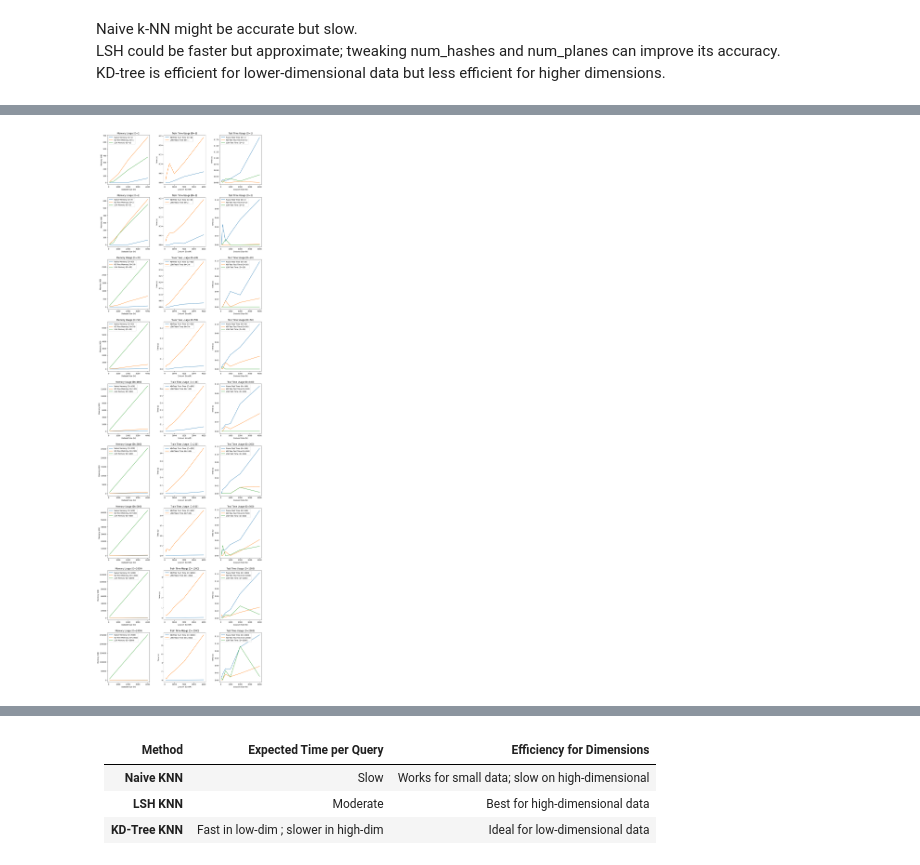
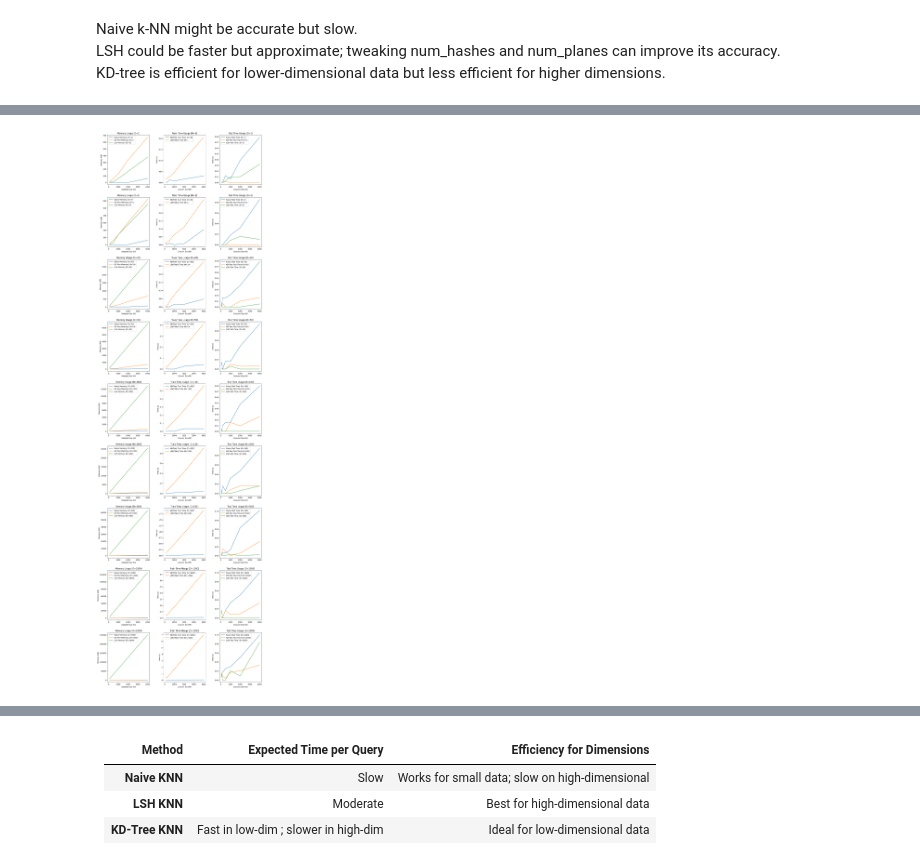
Before and after one commit to Naveen-Pal/ES335-Assignment-4, a Jupyter notebook: Q-2.ipynb, the cells around one changed output, grey strips where cells are left out. Saved outputs shown, nothing was run; the diff lists cells and outputs as text; code cells hidden in the pictures.

```diff
--- a/Q-2.ipynb
+++ b/Q-2.ipynb
@@ -168,7 +218,9 @@ class KDTree:
 # %%
 np.random.seed(2)
-data = np.random.rand(400, 2)
-y=[0]*400
-query = np.random.rand(2)  # Random query point
-k = 4  # Number of nearest neighbors
+N=100
+D=2
+data,y = make_blobs(n_samples=N,n_features=D,centers=5,random_state=42)
+# y=[0]*400
+query = np.random.rand(D)
+k = 3
 # %%
@@ -204,8 +256,6 @@ import numpy as np
 # %%
-data = make_blobs(n_samples=200,n_features=2,centers=7,random_state=42)
+data = make_blobs(n_samples=200,n_features=2,centers=20,random_state=42)
 x,y = data
-# x = x+np.random.normal(loc=0,scale=3,size=x.shape)
-# x[:5],y
 # %%
 plt.scatter(x[:,0],x[:,1],c=y)
 plt.grid(linestyle="--",alpha=.5)
@@ -344,11 +401,11 @@ def memory_time_comparison(sizes, dimensions, k):
     for D in dimensions:
         for N in sizes:
             # Generate random dataset
-            data = np.random.rand(N, D)
+            data,y = make_blobs(n_samples=N,n_features=D,centers=np.random.randint(D),random_state=42)
+            # data = np.random.rand(N, D)
             query = np.random.rand(D)
-            y = [0] * N
+            # y = [0] * N
 
-            # Time and memory tracking for KD-Tree
             tracemalloc.start()
             start = time.time()
             kdtree = KDTree(data, y)
@@ -362,7 +419,6 @@ def memory_time_comparison(sizes, dimensions, k):
             kd_times.append((N, D, kd_train_time, kd_test_time))
             kd_memories.append((N, D, kd_memory))
 
-            # Time and memory tracking for LSH
             tracemalloc.start()
             start = time.time()
             lsh = LSH(data, y)
@@ -384,15 +440,13 @@ def memory_time_comparison(sizes, dimensions, k):
             naive_memory, _ = tracemalloc.get_traced_memory()
             tracemalloc.stop()
 
-            naive_times.append((N, D, 0, naive_test_time))  # No training for naive
+            naive_times.append((N, D, 0, naive_test_time))
             naive_memories.append((N, D, naive_memory))
 
-    # Plot results for memory and time
     fig, axs = plt.subplots(len(dimensions), 3, figsize=(14, 5 * len(dimensions)))
     fig.tight_layout(pad=5.0)
 
     for i, D in enumerate(dimensions):
-        # Filter times and memory for current dimension
         naive_times_d = [t[3] for t in naive_times if t[1] == D]
         kd_train_times_d = [t[2] for t in kd_times if t[1] == D]
         kd_test_times_d = [t[3] for t in kd_times if t[1] == D]
@@ -403,7 +457,6 @@ def memory_time_comparison(sizes, dimensions, k):
         kd_memories_d = [m[2] / 1024 for m in kd_memories if m[1] == D]
         lsh_memories_d = [m[2] / 1024 for m in lsh_memories if m[1] == D]
 
-        # Plot memory usage
         axs[i, 0].plot(sizes, naive_memories_d, label=f'Naive Memory (D={D})')
         axs[i, 0].plot(sizes, kd_memories_d, label=f'KD-Tree Memory (D={D})')
         axs[i, 0].plot(sizes, lsh_memories_d, label=f'LSH Memory (D={D})')
@@ -411,36 +464,34 @@ def memory_time_comparison(sizes, dimensions, k):
         axs[i, 0].set_xlabel('Dataset Size (N)')
         axs[i, 0].set_ylabel('Memory (KB)')
         axs[i, 0].legend()
 
-        # Plot time usage
         # axs[i, 1].plot(sizes, naive_times_d, label=f'Naive Test Time (D={D})')
         axs[i, 1].plot(sizes, kd_train_times_d, label=f'KD-Tree Train Time (D={D})')
         # axs[i, 1].plot(sizes, kd_test_times_d, label=f'KD-Tree Test Time (D={D})')
         axs[i, 1].plot(sizes, lsh_train_times_d, label=f'LSH Train Time (D={D})')
         # axs[i, 1].plot(sizes, lsh_test_times_d, label=f'LSH Test Time (D={D})')
         axs[i, 1].set_title(f'Train Time Usage (D={D})')
         axs[i, 1].set_xlabel('Dataset Size (N)')
         axs[i, 1].set_ylabel('Time (s)')
         axs[i, 1].legend()
 
         axs[i, 2].plot(sizes, naive_times_d, label=f'Naive Test Time (D={D})')
         axs[i, 2].plot(sizes, kd_test_times_d, label=f'KD-Tree Test Time (D={D})')
         axs[i, 2].plot(sizes, lsh_test_times_d, label=f'LSH Test Time (D={D})')
         axs[i, 2].set_title(f'Test Time Usage (D={D})')
         axs[i, 2].set_xlabel('Dataset Size (N)')
         axs[i, 2].set_ylabel('Time (s)')
         axs[i, 2].legend()
 
     plt.show()
 
 
-# Run comparisons
 sizes = [100, 200, 500, 1000, 2000, 4000]
 dimensions = [1,2, 20, 50, 100, 200, 500, 1000, 2000]
 k = 3
 memory_time_comparison(sizes, dimensions, k)
 # %% [output]
-[figure, old version]
+[figure, new version]
 # %%
 import numpy as np
 import matplotlib.pyplot as plt
```
Also changed, not shown: parts of 19 cells of this notebook.
